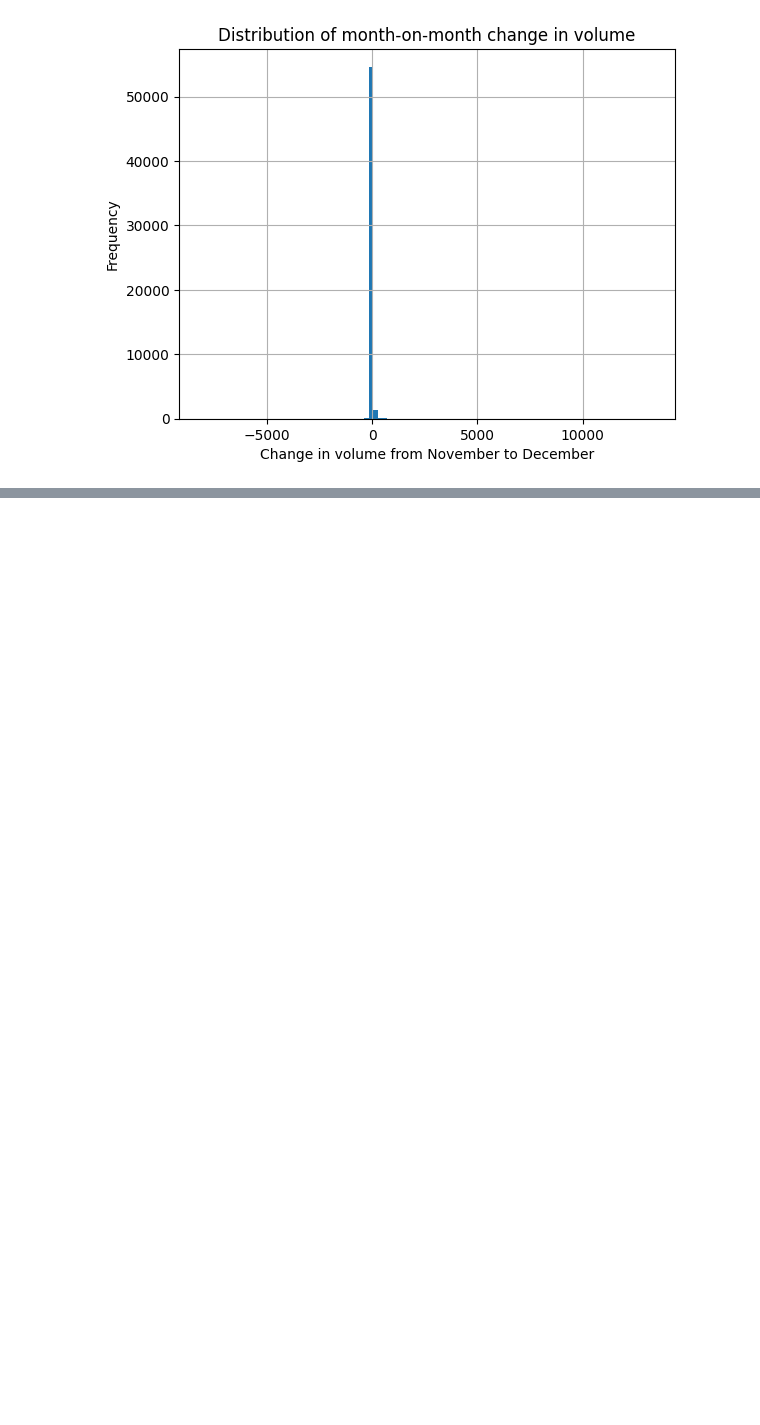
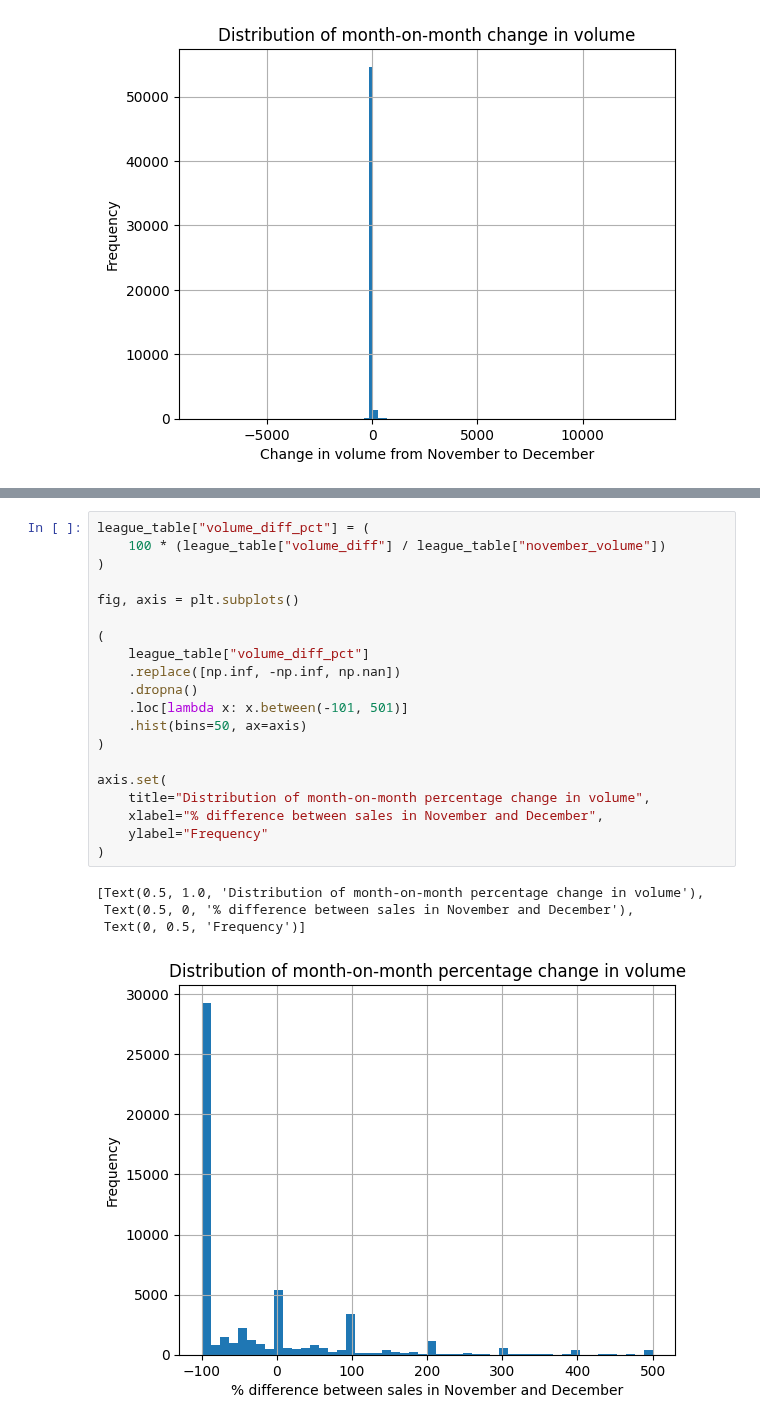
Before and after one commit to jeremysb1/data_analysis_projects, a Jupyter notebook: metrics.ipynb, the cells around one changed output, grey strips where cells are left out. Cells and saved outputs as stored; diff of their text form; blank space fills up the shorter version.

```diff
--- a/metrics.ipynb
+++ b/metrics.ipynb
@@ -486,0 +500,25 @@ axis.set(title="Distribution of month-on-month change in volume",
+# %%
+league_table["volume_diff_pct"] = (
+    100 * (league_table["volume_diff"] / league_table["november_volume"])
+)
+
+fig, axis = plt.subplots()
+
+(
+    league_table["volume_diff_pct"]
+    .replace([np.inf, -np.inf, np.nan])
+    .dropna()
+    .loc[lambda x: x.between(-101, 501)]
+    .hist(bins=50, ax=axis)
+)
+
+axis.set(
+    title="Distribution of month-on-month percentage change in volume",
+    xlabel="% difference between sales in November and December",
+    ylabel="Frequency"
+)
+# %% [output]
+[Text(0.5, 1.0, 'Distribution of month-on-month percentage change in volume'),
+ Text(0.5, 0, '% difference between sales in November and December'),
+ Text(0, 0.5, 'Frequency')]
+[figure, added]
```
Also changed, not shown: parts of 1 cell of this notebook.
